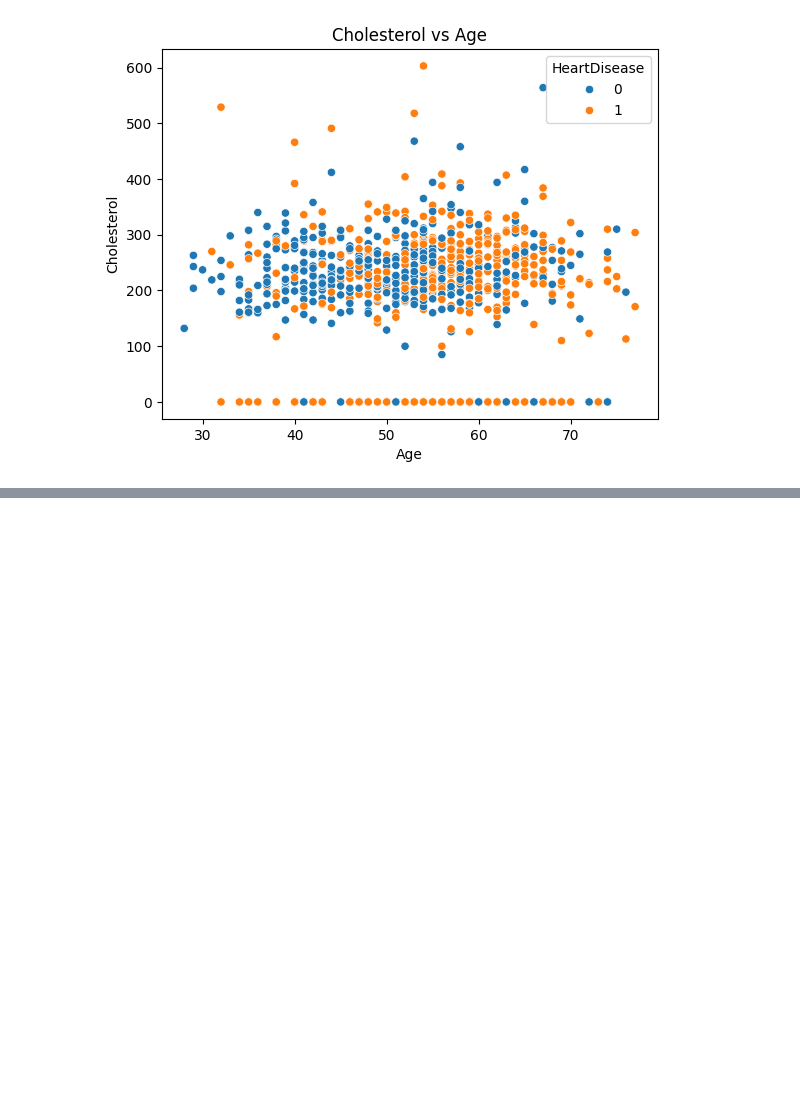
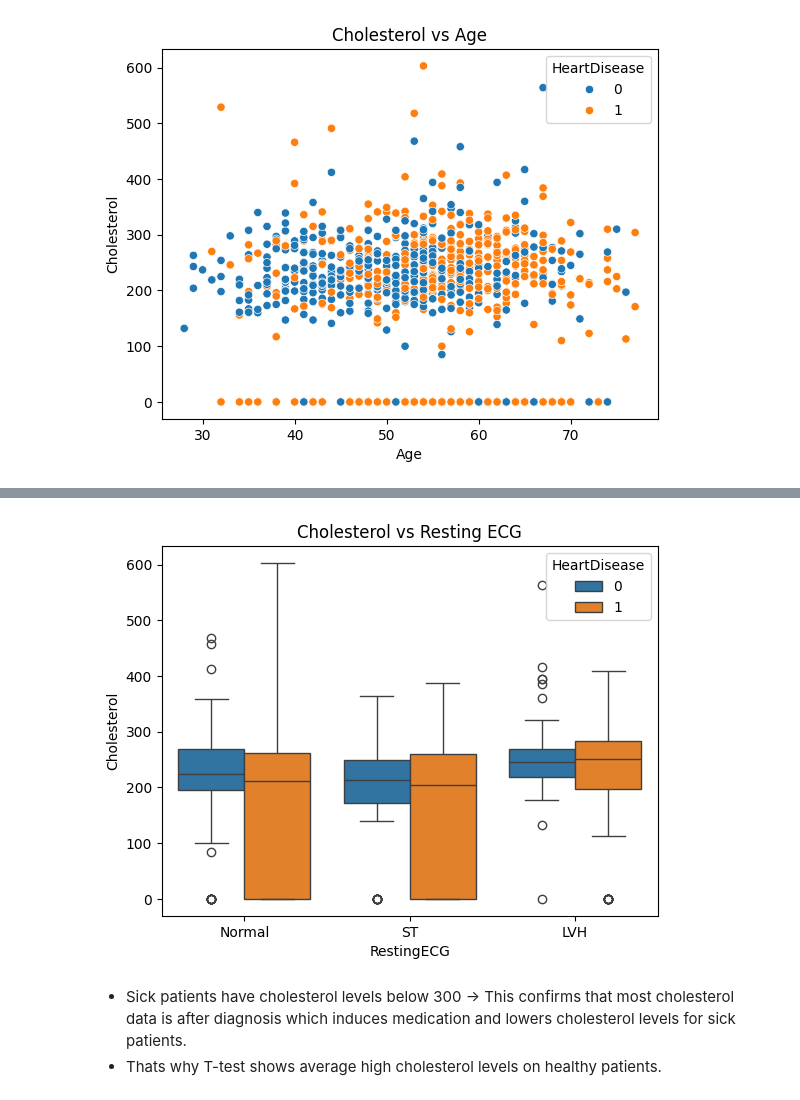
Before and after one commit to jussara08/ML-Project-Google-Brain, a Jupyter notebook: Notebooks/02_rq_t-test.ipynb, the cells around one changed output, grey strips where cells are left out. Drawn from its saved outputs; the diff is of its cells as text; code cells hidden in the pictures; blank space fills up the shorter version.

Commit message:
updated T-test

```diff
--- a/Notebooks/02_rq_t-test.ipynb
+++ b/Notebooks/02_rq_t-test.ipynb
@@ -86,0 +94,10 @@ plt.show()
+# %%
+# Cholesterol vs RestingECG
+sns.boxplot(data=df, x='RestingECG', y='Cholesterol', hue='HeartDisease')
+plt.title('Cholesterol vs Resting ECG')
+plt.show()
+# %% [output]
+[figure, added]
+# %% [markdown]
+* Sick patients have cholesterol levels below 300 -> This confirms that most cholesterol data is after diagnosis which induces medication and lowers cholesterol levels for sick patients.
+* Thats why T-test shows average high cholesterol levels on healthy patients.
```
Also changed, not shown: parts of 2 cells of this notebook.
